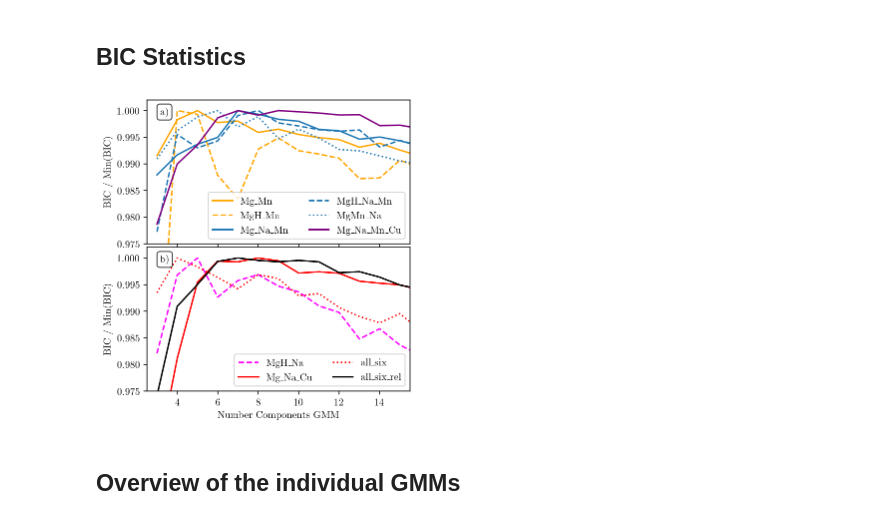
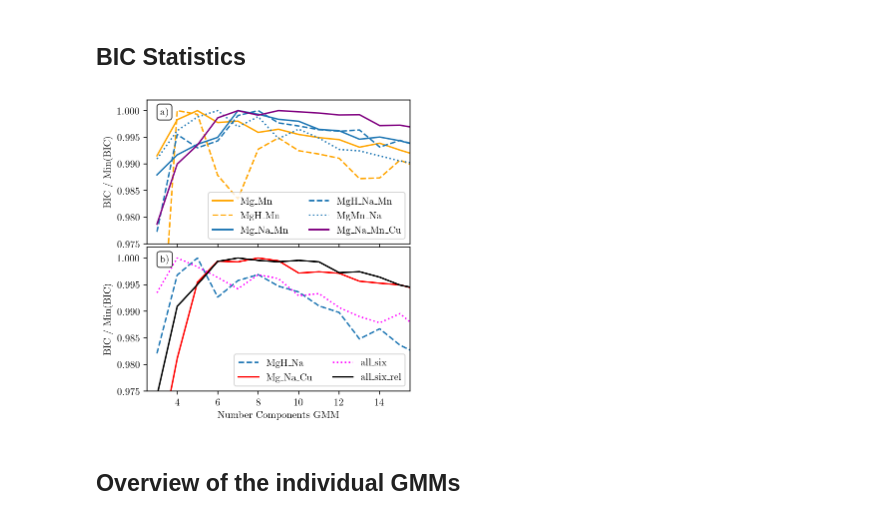
Before and after one commit to svenbuder/Accreted-stars-in-GALAH-DR3, a Jupyter notebook: figures/gaussian_mixture_models.ipynb, the cells around one changed output. Saved outputs shown, nothing was run; the diff lists cells and outputs as text; code cells hidden in the pictures.

```diff
--- a/figures/gaussian_mixture_models.ipynb
+++ b/figures/gaussian_mixture_models.ipynb
@@ -1207,38 +1207,38 @@ def plot_bic_statistics():
     ax.set_xlim(2.5,15.5)
     ax.set_ylim(0.975,1.002)
 
-    colors = ['magenta','r','r','k','k']
+    colors = ['C0','r','magenta','k','k']
     style = ['dashed','solid','dotted','solid','dotted']
     names = ['MgH_Na','Mg_Na_Cu','all_six','all_six_rel']
     gmms = [
         gmm_MgH_Na,
         gmm_Mg_Na_Cu,
         gmm_MgCu_Na,
         gmm_all_six,
         gmm_all_sixb
         ]
 
     ax=gs[1]
     ax.text(0.05,0.95,'b)',transform=ax.transAxes,ha='left',va='top',bbox=dict(boxstyle='round', facecolor='w', alpha=0.75))
     for ind, (gmm, name) in enumerate(zip(gmms, names)):
         ax.plot(
             gmm['sample_n_comp'],
             gmm['sample_bic']/np.min(gmm['sample_bic']),
             c = colors[ind],
             ls = style[ind],
             label = name.replace('_','\_')
         )
     ax.set_xlabel('Number Components GMM')
     ax.set_ylabel('BIC / Min(BIC)')
     ax.legend(ncol=2)
 
     plt.tight_layout(h_pad=0,w_pad=0)
     plt.savefig('bic_stats.png',dpi=200,bbox_inches='tight')
 
 # if plot_again:
 plot_bic_statistics()
 # %% [output]
-[figure, old version]
+[figure, new version]
 # %%
 def sample_gmm_proba(
     gmm,
```
Also changed, not shown: parts of 1 cell of this notebook, 19 other files.
